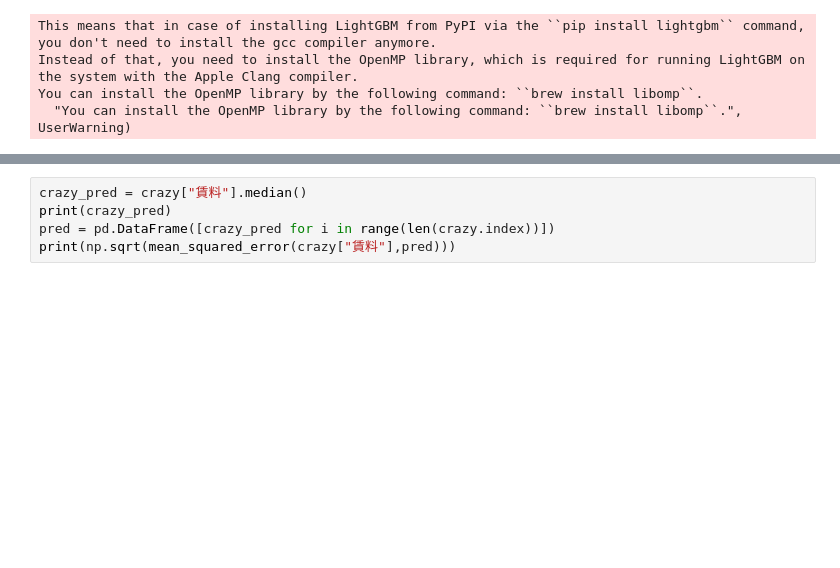
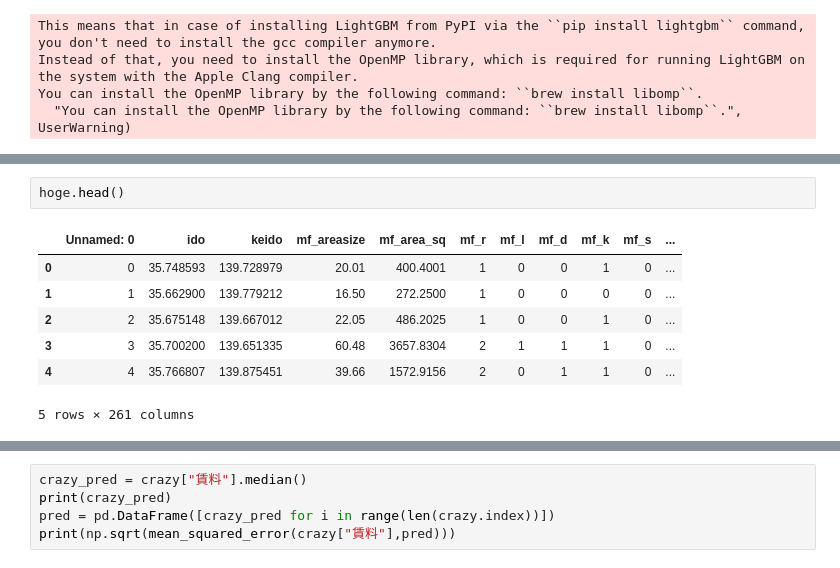
Before and after one commit to MosasoM/mynavi, a Jupyter notebook: mynavi_main.ipynb, the cells around one changed output, grey strips where cells are left out. Drawn from its saved outputs; the diff is of its cells as text; blank space fills up the shorter version.

```diff
--- a/mynavi_main.ipynb
+++ b/mynavi_main.ipynb
@@ -60,0 +89,10 @@ KeyboardInterrupt:
+# %%
+hoge.head()
+# %% [output]
+|  | Unnamed: 0 | ido | keido | mf_areasize | mf_area_sq | mf_r | mf_l | mf_d | mf_k | mf_s | ... |
+| 0 | 0 | 35.748593 | 139.728979 | 20.01 | 400.4001 | 1 | 0 | 0 | 1 | 0 | ... |
+| 1 | 1 | 35.662900 | 139.779212 | 16.50 | 272.2500 | 1 | 0 | 0 | 0 | 0 | ... |
+| 2 | 2 | 35.675148 | 139.667012 | 22.05 | 486.2025 | 1 | 0 | 0 | 1 | 0 | ... |
+| 3 | 3 | 35.700200 | 139.651335 | 60.48 | 3657.8304 | 2 | 1 | 1 | 1 | 0 | ... |
+| 4 | 4 | 35.766807 | 139.875451 | 39.66 | 1572.9156 | 2 | 0 | 1 | 1 | 0 | ... |
+5 rows × 261 columns
```
Also changed, not shown: parts of 7 cells of this notebook, 26 other files.
